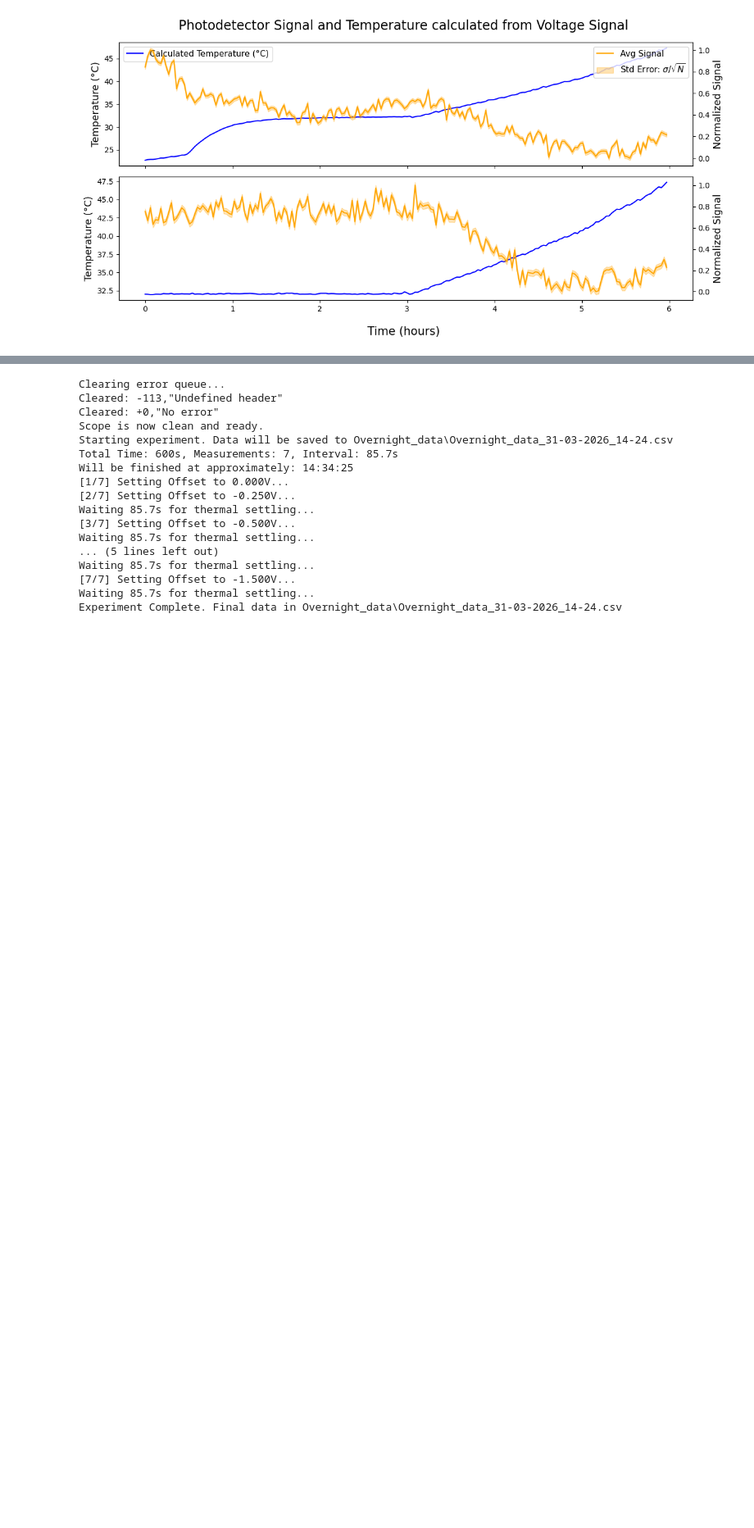
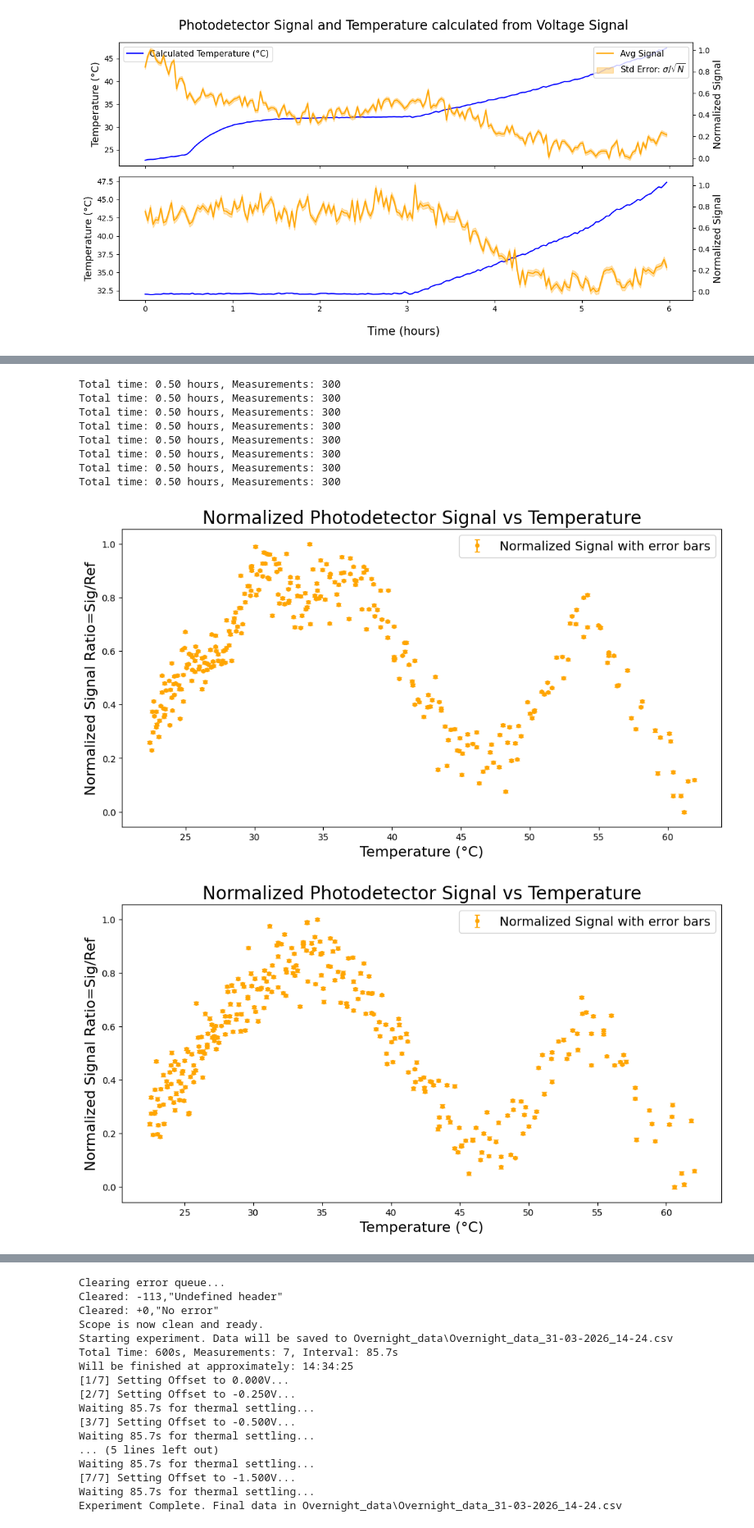
Before and after one commit to qpit/Eskild-Project-2026, a Jupyter notebook: overnight_data.ipynb, the cells around one changed output, grey strips where cells are left out. Shown at 82% size. Drawn from its saved outputs; the diff is of its cells as text; code cells hidden in the pictures; blank space fills up the shorter version.

```diff
--- a/overnight_data.ipynb
+++ b/overnight_data.ipynb
@@ -485,40 +468,48 @@ filenames = [r"Overnight_data\Overnight_data_13-04-2026_16-59.csv",
              r"Overnight_data\Overnight_data_13-04-2026_23-18.csv",
              r"Overnight_data\Overnight_data_14-04-2026_01-25.csv",
              r"Overnight_data\Overnight_data_14-04-2026_03-31.csv",
              r"Overnight_data\Overnight_data_14-04-2026_05-37.csv",
              r"Overnight_data\Overnight_data_14-04-2026_07-44.csv"]
 for filepath in filenames:
     data = np.genfromtxt(filepath, delimiter=',', skip_header=1)
     time_data = data[:, 0]
     time_hours = time_data / 3600
     channel1 = data[:, 2]  # Assuming Ch1_Avg is the 3rd column
     channel2 = data[:, 3]  # Assuming Ch2_Avg is the 4th column
     channel3 = data[:, 4]  # Assuming Ch3_Avg is the 5th column
     std = data[:, 5:8]  # Standard deviations for each channel
     SEM = data[:, 8:]  # Standard error of the mean for each channel
 
     resist = voltage_to_kOhm(channel2)
     temperature = temperature_from_resistance(resist)
-    fig, axs = plt.subplots(figsize=(12, 6))
 
     # Normalize channel 1 by using channel 3 as reference
     ch1_ch3_ratio = channel1 / channel3
 
     SEM_ch1 = SEM[:, 0]
     SEM_ch3 = SEM[:, 2]
-    ratio_sem = ch1_ch3_ratio * np.sqrt((SEM_ch1 / channel1)**2 + (SEM_ch3 / channel3)**2)
+    # Ensure error is always positive using np.abs
+    ratio_sem = np.abs(ch1_ch3_ratio) * np.sqrt((SEM_ch1 / channel1)**2 + (SEM_ch3 / channel3)**2)
 
     normalized_ratio = (ch1_ch3_ratio - np.min(ch1_ch3_ratio)) / (np.max(ch1_ch3_ratio) - np.min(ch1_ch3_ratio))
     normalized_sem = ratio_sem / (np.max(ch1_ch3_ratio) - np.min(ch1_ch3_ratio))
-    normalized_top_shaded = normalized_ratio + normalized_sem
-    normalized_bottom_shaded = normalized_ratio - normalized_sem
 
     #Normalized signal against temperature
-    fig, ax = plt.subplots(figsize=(10, 6))
-    ax.plot(temperature, normalized_ratio, label='Normalized Signal against Temperature', color='orange', marker='o', markersize=4, linestyle=None)
-    ax.fill_between(temperature, normalized_bottom_shaded, normalized_top_shaded, color='orange', alpha=0.3, label='Std Error: $\sigma / \sqrt{N}$')
+    fig, ax = plt.subplots(figsize=(12, 6))
+    ax.errorbar(temperature, normalized_ratio, yerr=normalized_sem, label='Normalized Signal with error bars', color='orange', fmt='o', markersize=4, capsize=3)
     ax.set_xlabel('Temperature (°C)', fontsize=16)
-    ax.set_ylabel('Normalized Signal (Ratio Ch1/Ch3)', fontsize=16)
-    ax.legend(loc='upper right')
+    ax.set_ylabel('Normalized Signal Ratio=Sig/Ref', fontsize=16)
+    ax.legend(loc='upper right', fontsize=14)
+    ax.set_title('Normalized Photodetector Signal vs Temperature', fontsize=20)
     print(f"Total time: {time_hours[-1]:.2f} hours, Measurements: {len(time_data)}")
-    plt.show()
+# %% [output]
+Total time: 0.50 hours, Measurements: 300
+Total time: 0.50 hours, Measurements: 300
+Total time: 0.50 hours, Measurements: 300
+Total time: 0.50 hours, Measurements: 300
+Total time: 0.50 hours, Measurements: 300
+Total time: 0.50 hours, Measurements: 300
+Total time: 0.50 hours, Measurements: 300
+Total time: 0.50 hours, Measurements: 300
+[figure, added]
+[figure, added]
```
Also changed, not shown: parts of 9 cells of this notebook, 1 other file.
